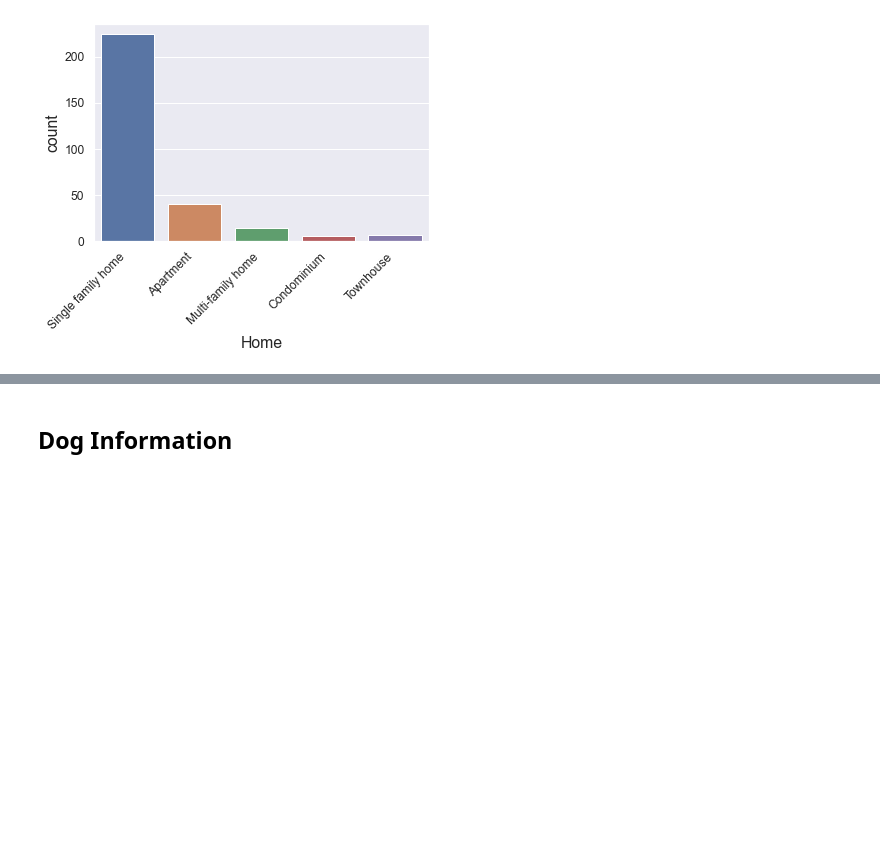
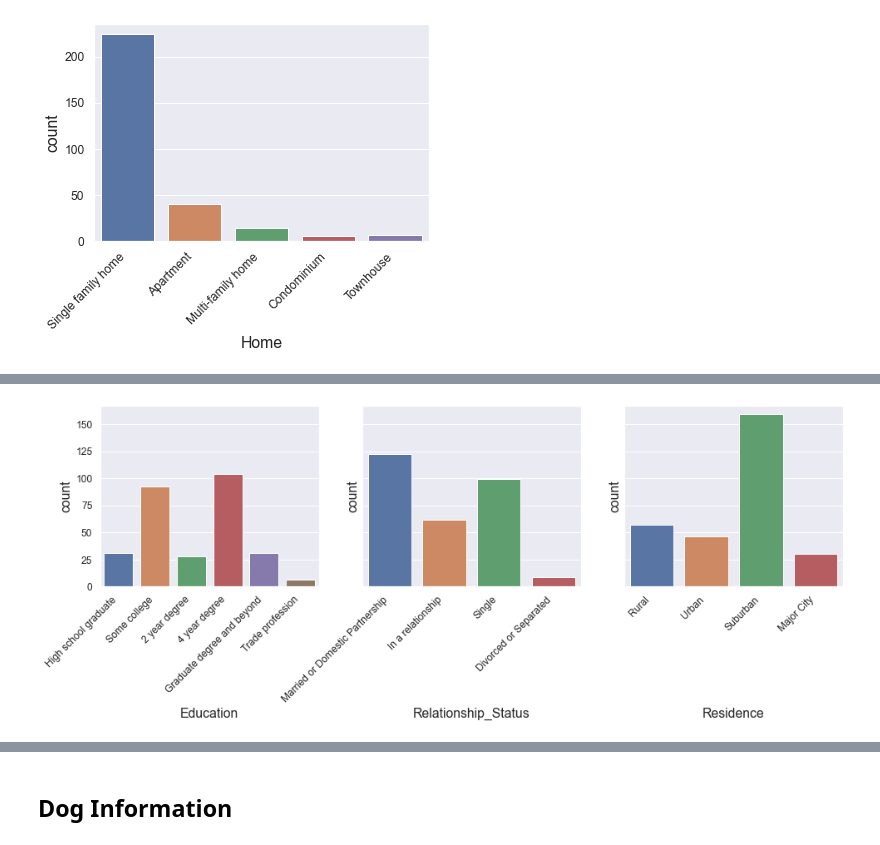
Before and after one commit to markhary/emba912_survey, a Jupyter notebook: ruby.ipynb, the cells around one changed output, grey strips where cells are left out. Cells and saved outputs as stored; diff of their text form; code cells hidden in the pictures; blank space fills up the shorter version.

```diff
--- a/ruby.ipynb
+++ b/ruby.ipynb
@@ -172,0 +166,23 @@ create_countplot(survey_data, "Home", True)
+# %%
+fig, axes = plt.subplots(1,3, figsize=(16,4), sharey=True);
+create_countplot(survey_data, "Education", False,
+                order=[
+                    'High school graduate',
+                    'Some college',
+                    '2 year degree',
+                    '4 year degree',
+                    'Graduate degree and beyond',
+                    'Trade profession'
+                ],
+                ax=axes[0]
+               )
+create_countplot(survey_data, "Relationship_Status", False, ax=axes[1])
+create_countplot(survey_data, "Residence", False, ax=axes[2])
+
+#axes[0].yaxis.set_tick_params(which='both', labelbottom=True)
+#axes[1].yaxis.set_tick_params(which='both', labelbottom=True)
+#axes[2].yaxis.set_tick_params(which='both', labelbottom=True)
+fig.align_xlabels(axes)
+save_figure(fig, 'Education_Relationship_Residence');
+# %% [output]
+[figure, added]
```
Also changed, not shown: parts of 7 cells of this notebook, 2 other files.
